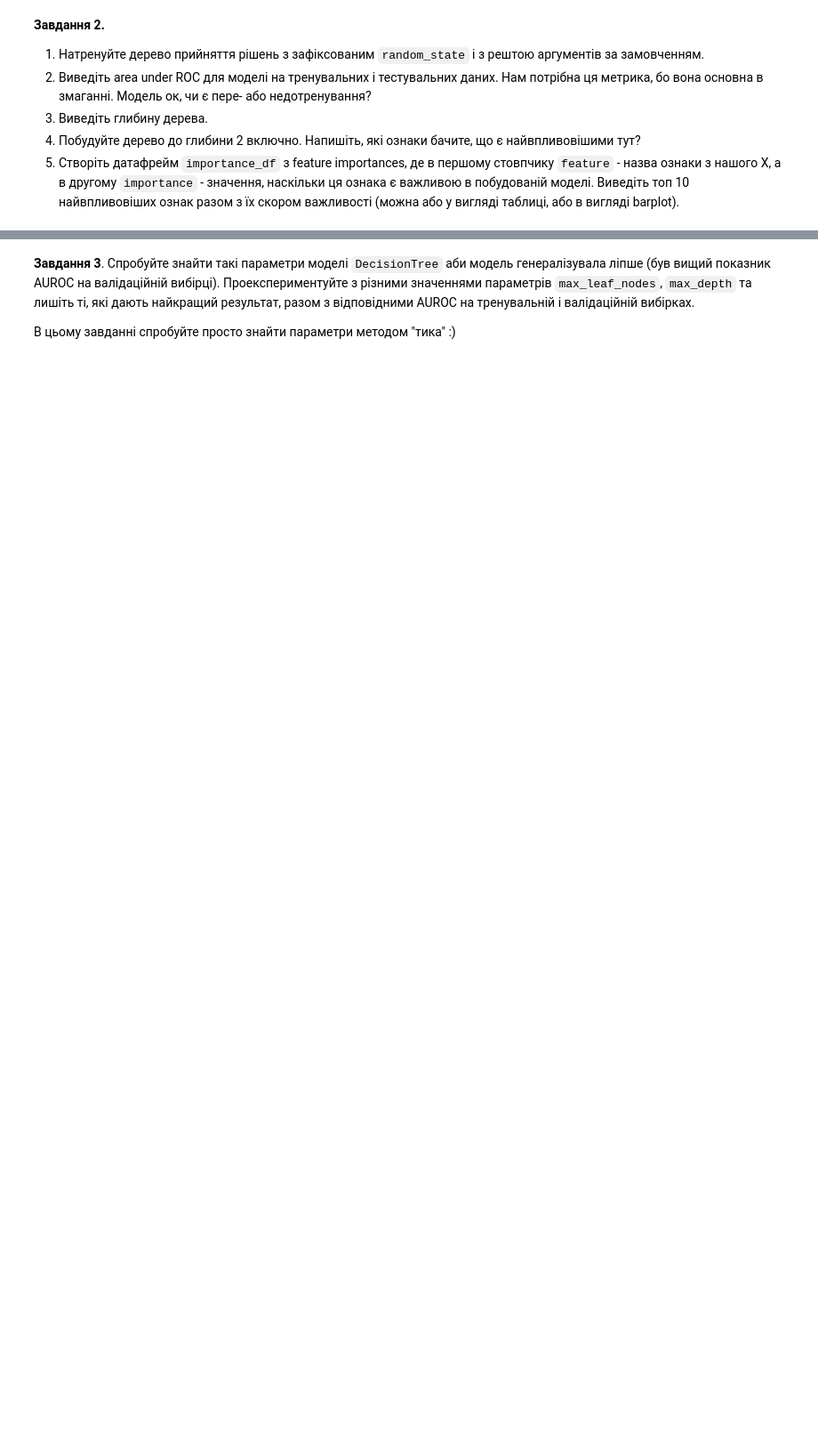
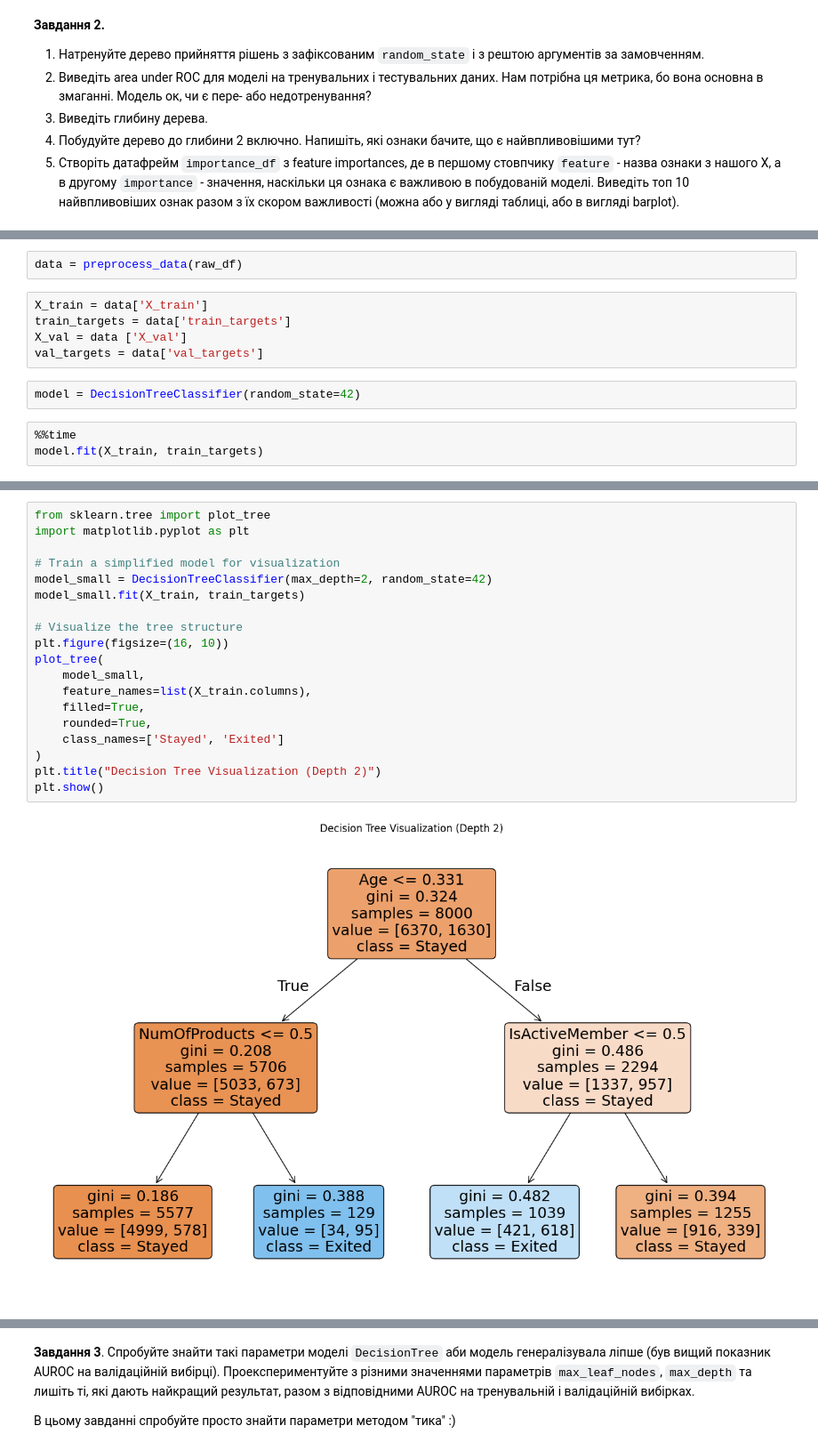
Before and after one commit to yelenana/machine_learning, a Jupyter notebook: Rybchynska_Olena_"HW_2_3_Дерева_прийняття_рішень_ipynb".ipynb, the cells around one changed output, grey strips where cells are left out. Shown at 89% size. Cells and saved outputs as stored; diff of their text form; blank space fills up the shorter version.

```diff
--- a/Rybchynska_Olena_"HW_2_3_Дерева_прийняття_рішень_ipynb".ipynb
+++ b/Rybchynska_Olena_"HW_2_3_Дерева_прийняття_рішень_ipynb".ipynb
@@ -48,0 +83,12 @@ drive.mount('/content/drive/')
+# %%
+data = preprocess_data(raw_df)
+# %%
+X_train = data['X_train']
+train_targets = data['train_targets']
+X_val = data ['X_val']
+val_targets = data['val_targets']
+# %%
+model = DecisionTreeClassifier(random_state=42)
+# %%
+%%time
+model.fit(X_train, train_targets)
@@ -48,0 +125,21 @@ drive.mount('/content/drive/')
+# %%
+from sklearn.tree import plot_tree
+import matplotlib.pyplot as plt
+
+# Train a simplified model for visualization
+model_small = DecisionTreeClassifier(max_depth=2, random_state=42)
+model_small.fit(X_train, train_targets)
+
+# Visualize the tree structure
+plt.figure(figsize=(16, 10))
+plot_tree(
+    model_small,
+    feature_names=list(X_train.columns),
+    filled=True,
+    rounded=True,
+    class_names=['Stayed', 'Exited']
+)
+plt.title("Decision Tree Visualization (Depth 2)")
+plt.show()
+# %% [output]
+[figure, added]
```
Also changed, not shown: parts of 35 cells of this notebook.
